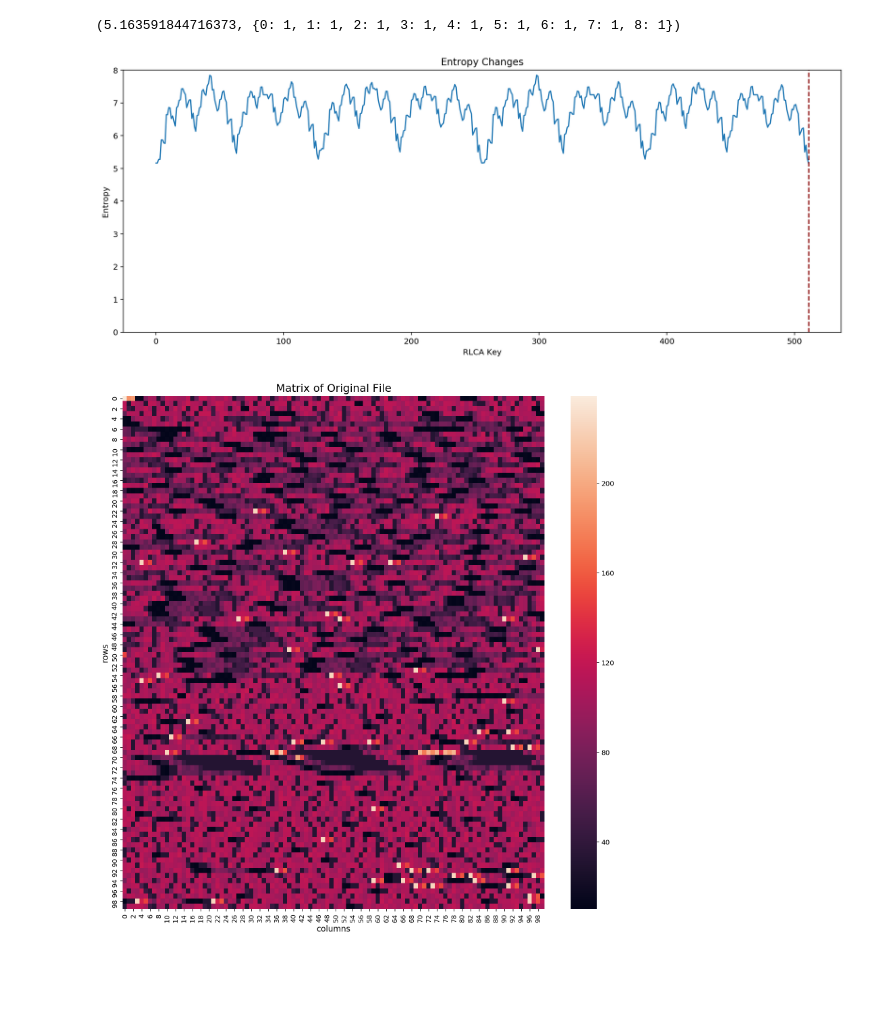
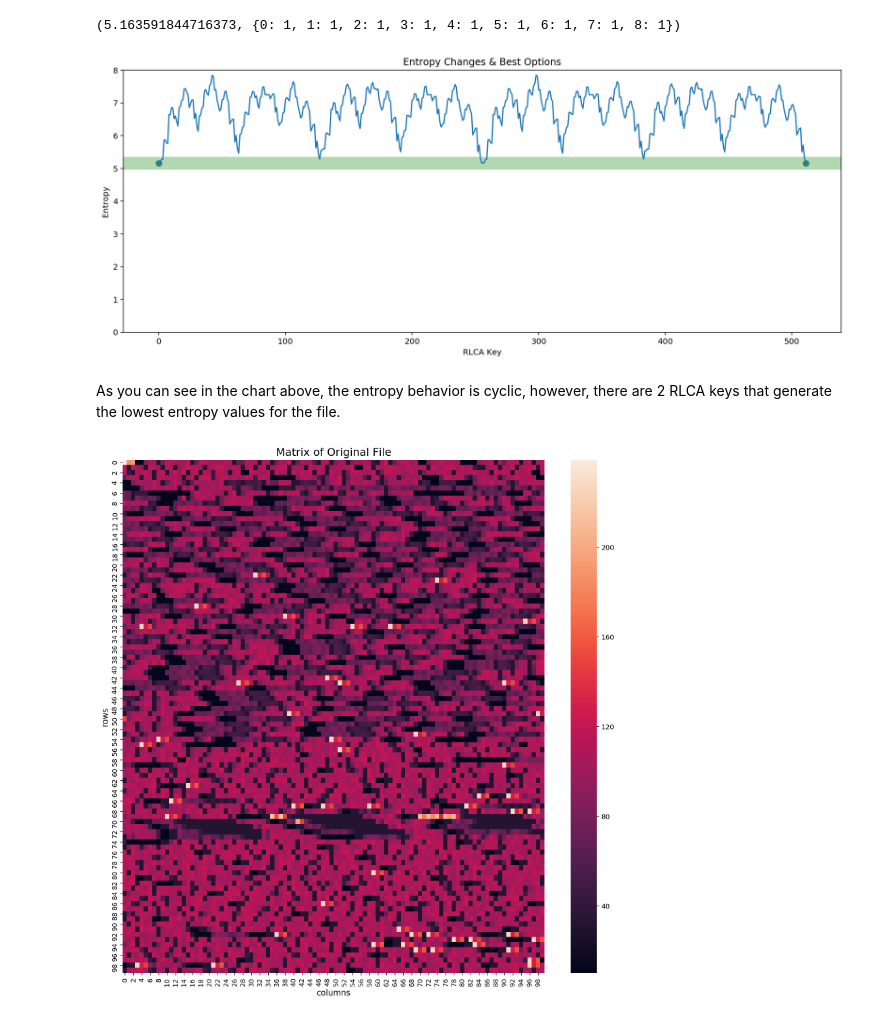
Before and after one commit to ansegura7/DataCompression, a Jupyter notebook: code/CompressionAndEntropy.ipynb, the cells around one changed output. Cells and saved outputs as stored; diff of their text form; code cells hidden in the pictures; blank space fills up the shorter version.

Commit message:
Update Compression and Entropy
A strip with the best solutions was added to the chart.

```diff
--- a/code/CompressionAndEntropy.ipynb
+++ b/code/CompressionAndEntropy.ipynb
@@ -348,10 +348,7 @@ def find_low_entropy(byte_list, r, verbose = False):
 
     # Save results
     result = {}
-    result['best_option'] = {'byte_list': best_byte_list,
-                             'entropy': best_entropy,
-                             'key': create_rlca_rule(best_key, r),
-                             'key_value': best_key};
+    result['best_option'] = {'byte_list': best_byte_list, 'entropy': best_entropy, 'key': create_rlca_rule(best_key, r)};
     result['all_option'] = entropy_list
 
     return result
@@ -381,15 +378,22 @@ best_option['entropy'], best_option['key']
 # %%
 # Plotting the entropy changes
 fig = plt.figure(figsize = (16, 6))
+
+plt.axhline(y = best_option['entropy'], color = "green", linestyle = "-", linewidth=16, alpha=0.3)
 plt.plot(all_options)
-plt.axvline(x = best_option['key_value'], color = "#8b0000", linestyle = "--")
-plt.title('Entropy Changes')
+for i in range(len(all_options)):
+    if all_options[i] == best_option['entropy']:
+        plt.scatter(x = i, y = best_option['entropy'], s=50, color='steelblue')
+
+plt.title('Entropy Changes & Best Options')
 plt.xlabel('RLCA Key', fontsize = 10)
 plt.ylabel('Entropy', fontsize = 10)
 plt.ylim(0, 8)
 plt.show()
 # %% [output]
-[figure, old version]
+[figure, new version]
+# %% [markdown]
+As you can see in the chart above, the entropy behavior is cyclic, however, there are 2 RLCA keys that generate the lowest entropy values for the file.
 # %%
 # Save best byte list
 best_byte_list = best_option['byte_list']
```
Also changed, not shown: parts of 4 cells of this notebook, 1 other file.
